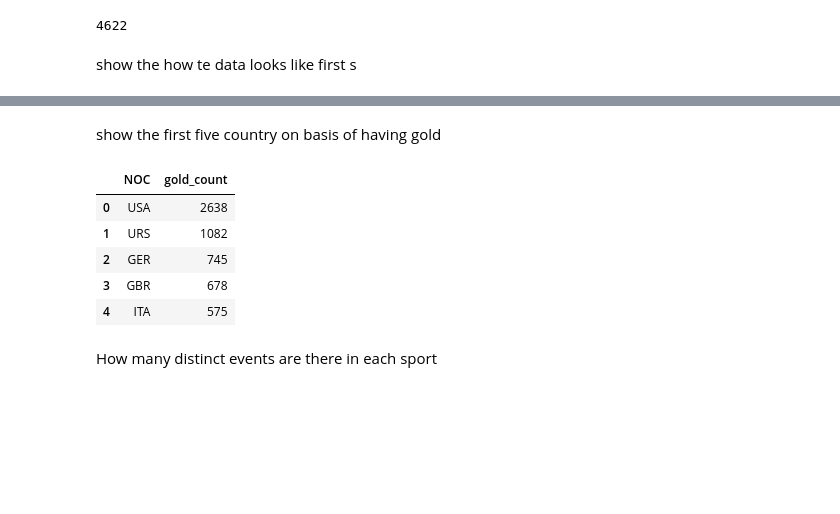
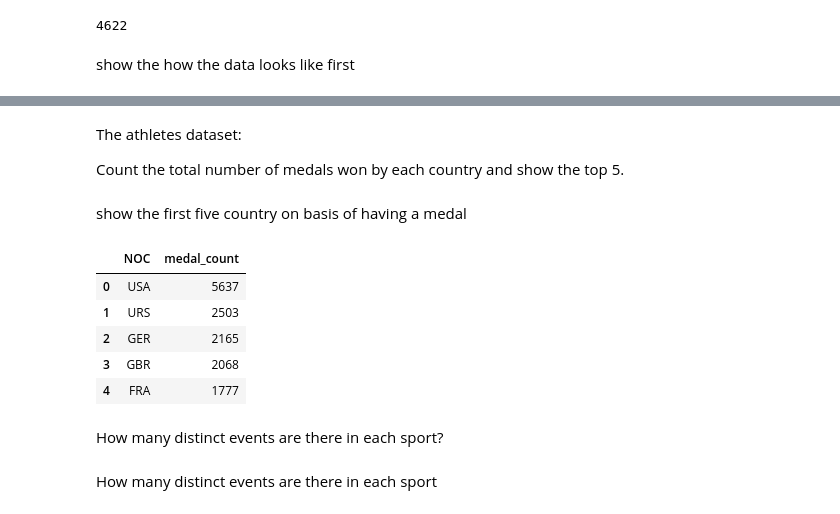
Before and after one commit to egitonga395/kamilimu_assignments, a Jupyter notebook: Ericksqlassignment.ipynb, the cells around one changed output, grey strips where cells are left out. Drawn from its saved outputs; the diff is of its cells as text; code cells hidden in the pictures; blank space fills up the shorter version.

```diff
--- a/Ericksqlassignment.ipynb
+++ b/Ericksqlassignment.ipynb
@@ -21,8 +24,7 @@ sales.to_sql("sales_table", conn, index=False, if_exists="replace")
 # %% [output]
 4622
 # %% [markdown]
-show the how te data looks like first
-s
+show the how the data looks like first
 # %%
 pd.read_sql("SELECT * FROM athletes_table LIMIT 5", conn)
 # %% [output]
@@ -32,24 +34,30 @@ pd.read_sql("SELECT * FROM athletes_table LIMIT 5", conn)
 | 2 | 3 | Gunnar Nielsen Aaby | M | 24.0 | NaN | NaN | Denmark | DEN | 1920 Summer | 1920 | Summer | ... |
 | 3 | 4 | Edgar Lindenau Aabye | M | 34.0 | NaN | NaN | Denmark/Sweden | DEN | 1900 Summer | 1900 | Summer | ... |
 | 4 | 5 | Christine Jacoba Aaftink | F | 21.0 | 185.0 | 82.0 | Netherlands | NED | 1988 Winter | 1988 | Winter | ... |
+# %% [markdown]
+The athletes dataset:
+
+Count the total number of medals won by each country and show the top 5.
 # %% [markdown]
-show the first five country on basis of having gold
+show the first five country on basis of having a medal
 # %%
 pd.read_sql("""
-SELECT noc, COUNT(*) AS gold_count
+SELECT noc, COUNT(*) AS medal_count
 FROM athletes_table
-WHERE medal = 'Gold'
+WHERE medal IS NOT NULL
 GROUP BY noc
-ORDER BY gold_count DESC
+ORDER BY medal_count DESC
 LIMIT 5
 """, conn)
 # %% [output]
-|  | NOC | gold_count |
-| 0 | USA | 2638 |
-| 1 | URS | 1082 |
-| 2 | GER | 745 |
-| 3 | GBR | 678 |
-| 4 | ITA | 575 |
+|  | NOC | medal_count |
+| 0 | USA | 5637 |
+| 1 | URS | 2503 |
+| 2 | GER | 2165 |
+| 3 | GBR | 2068 |
+| 4 | FRA | 1777 |
+# %% [markdown]
+How many distinct events are there in each sport?
 # %% [markdown]
 How many distinct events are there in each sport
 # %%
```
Also changed, not shown: parts of 16 cells of this notebook.
